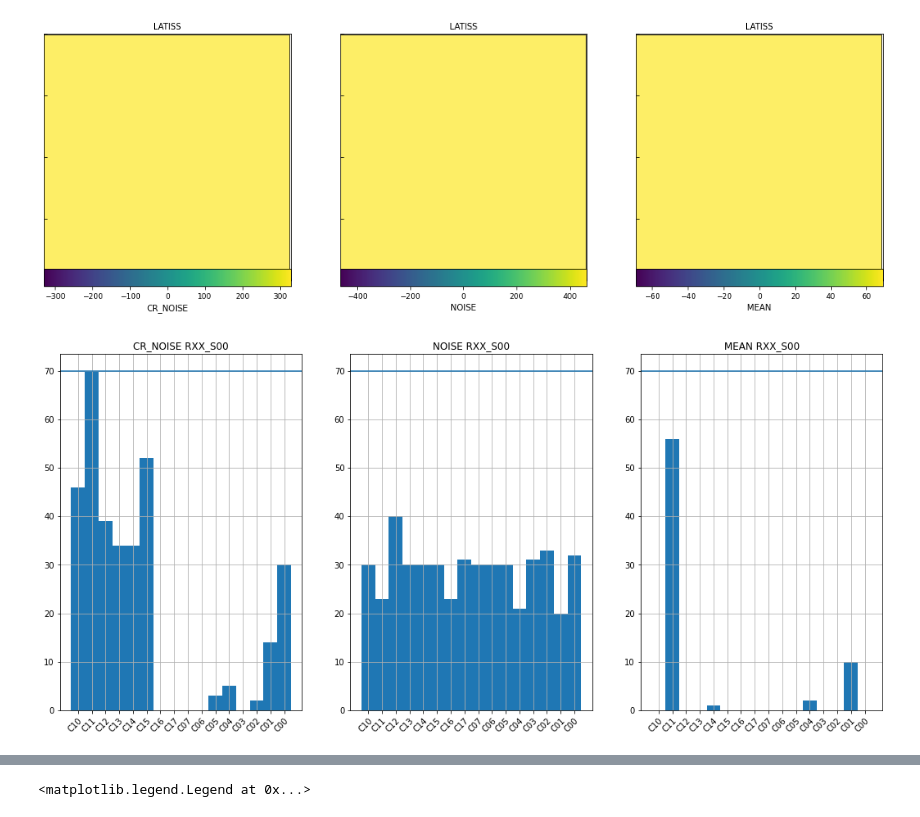
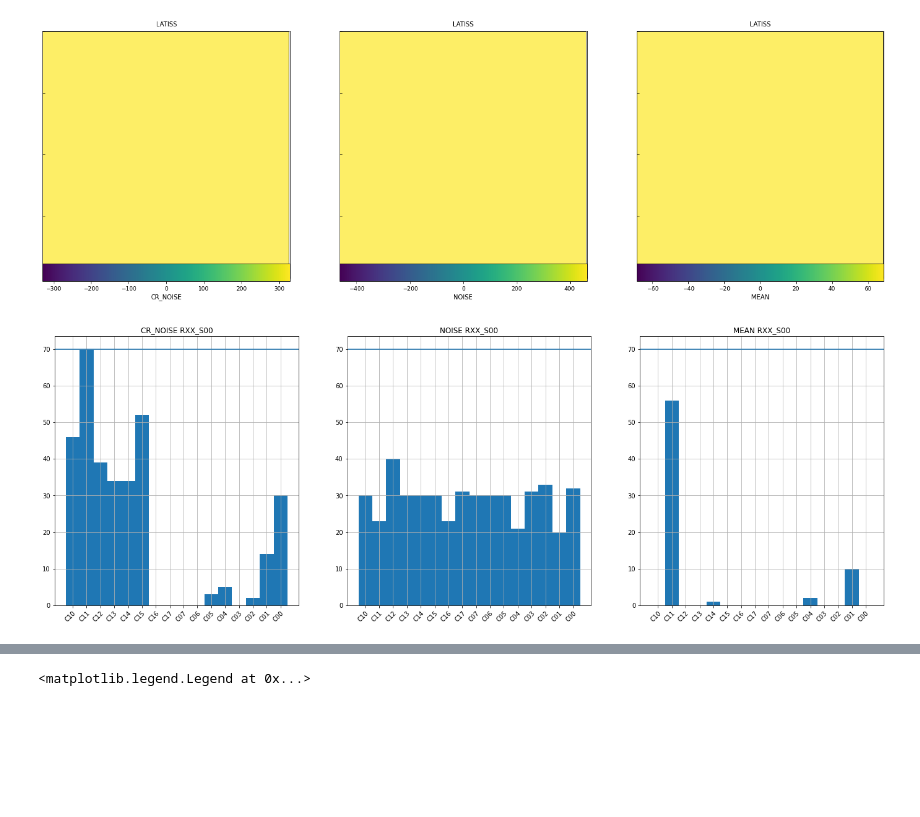
Before and after one commit to lsst/cp_verify, a Jupyter notebook: examples/cpVerifyDark.ipynb, the cells around one changed output, grey strips where cells are left out. Cells and saved outputs as stored; diff of their text form; code cells hidden in the pictures; blank space fills up the shorter version.

Commit message:
Unify style, use afwDisplay, use utilities.
Fix handling of 0 failures in plotFailures.

```diff
--- a/examples/cpVerifyDark.ipynb
+++ b/examples/cpVerifyDark.ipynb
@@ -87,48 +65,8 @@ if blinkResiduals:
 # %%
-if runSuccess is False:
-    numExposures = len(runStats.keys())
-    # I probably should rethink the structure if I need to do this much work.
-    failedTests = defaultdict(lambda: defaultdict(lambda: defaultdict(list))) # test -> detector -> amp -> list of exposure #
-    for exposure, stats in runStats.items():
-        failures = stats['FAILURES']
-        for failure in failures:
-            detector, amp, test = failure.split(" ")
-            failedTests[test][detector][amp].append(exposure)
-
-    # Focal plane plots
-    numTests = len(failedTests.keys())
-    fig, axes = plt.subplots(1, numTests, figsize=(numTests * 6, 8))
-    for axis, (testName, failureSet) in zip(axes, failedTests.items()):
-        # full camera
-        ccdList = list(set([camera[detName].getId() for detName in failureSet.keys()]))
-
-        metricPerCcdDict = defaultdict(float)
-        for detName, detFails in failureSet.items():
-            detId = camera[detName].getId()
-            for amp, expList in detFails.items():
-                metricPerCcdDict[str(detId)] += len(expList)
-
-        axis.set_aspect("equal")
-        plotCameraOutline(axis, camera, list(metricPerCcdDict.keys()),
-                          metricPerCcdDict=metricPerCcdDict, metricStr=testName, fig=fig, fontSize=10)
-
-    fig, axes = plt.subplots(1, numTests, figsize=(numTests * 6, 8))
-    for axis, (testName, failureSet) in zip(axes, failedTests.items()):
-        for detName, detFails in failureSet.items():
-            detector = camera[detName]
-            # Plot Nfailures / chip / amp
-            ampNames = [amp.getName() for amp in detector]
-            ampValues = [len(detFails.get(ampName, [])) for ampName in ampNames]
-            bins = list(map(lambda x: x-0.5, range(1,len(ampNames)+1)))
-
-            axis.bar(ampNames, ampValues, width=1.0)
-            axis.axhline(numExposures)
-            axis.set_title(f"{testName} {detName}")
-            axis.set_xticklabels(ampNames, rotation=45, rotation_mode='anchor', ha='right')
-            axis.grid()
+utils.plotFailures(runStats, camera, scaleFactor=8)
 # %% [output]
-[figure, old version]
+[figure, new version]
-[figure, old version]
+[figure, new version]
 # %%
 config = butler.get('isr_config')
 config.toDict()
```
Also changed, not shown: parts of 9 cells of this notebook, 7 other files.
